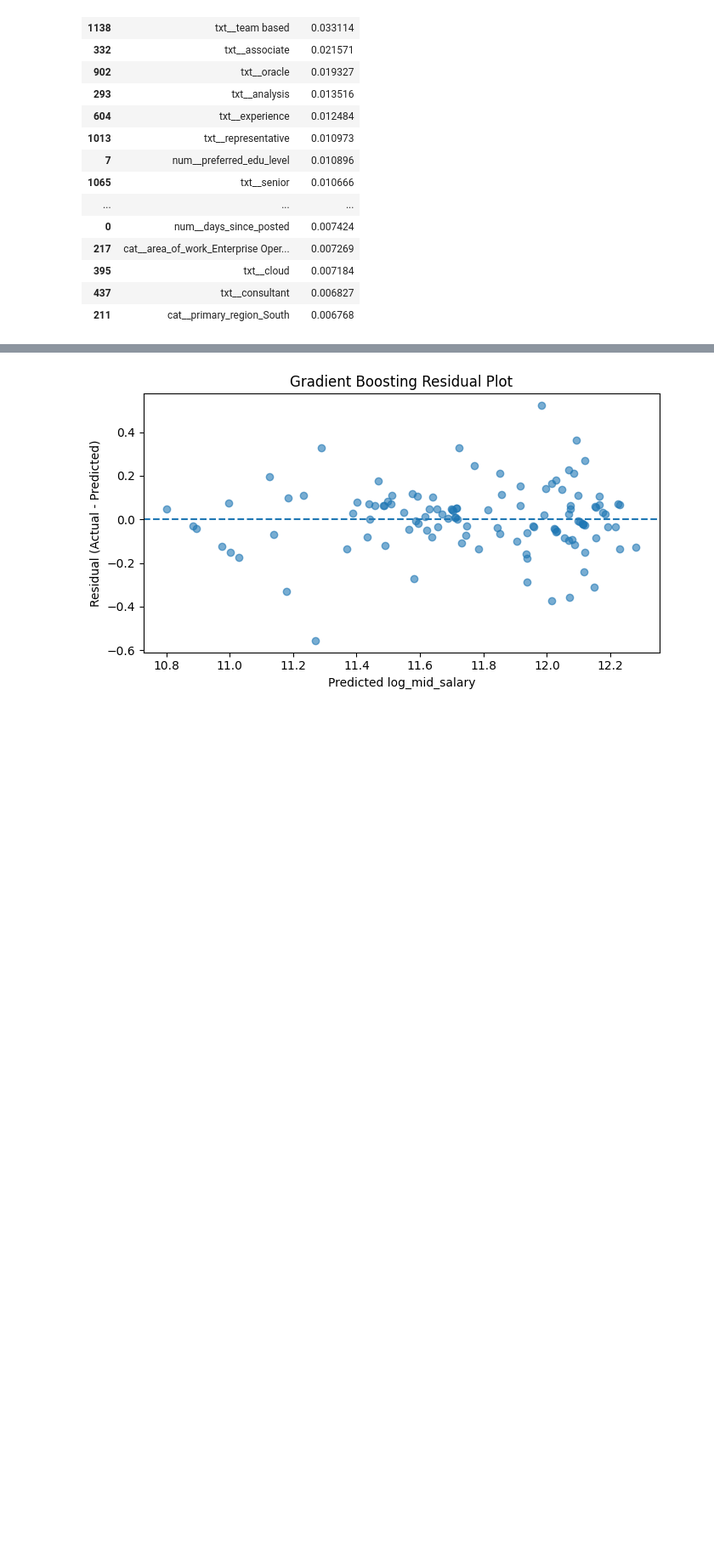
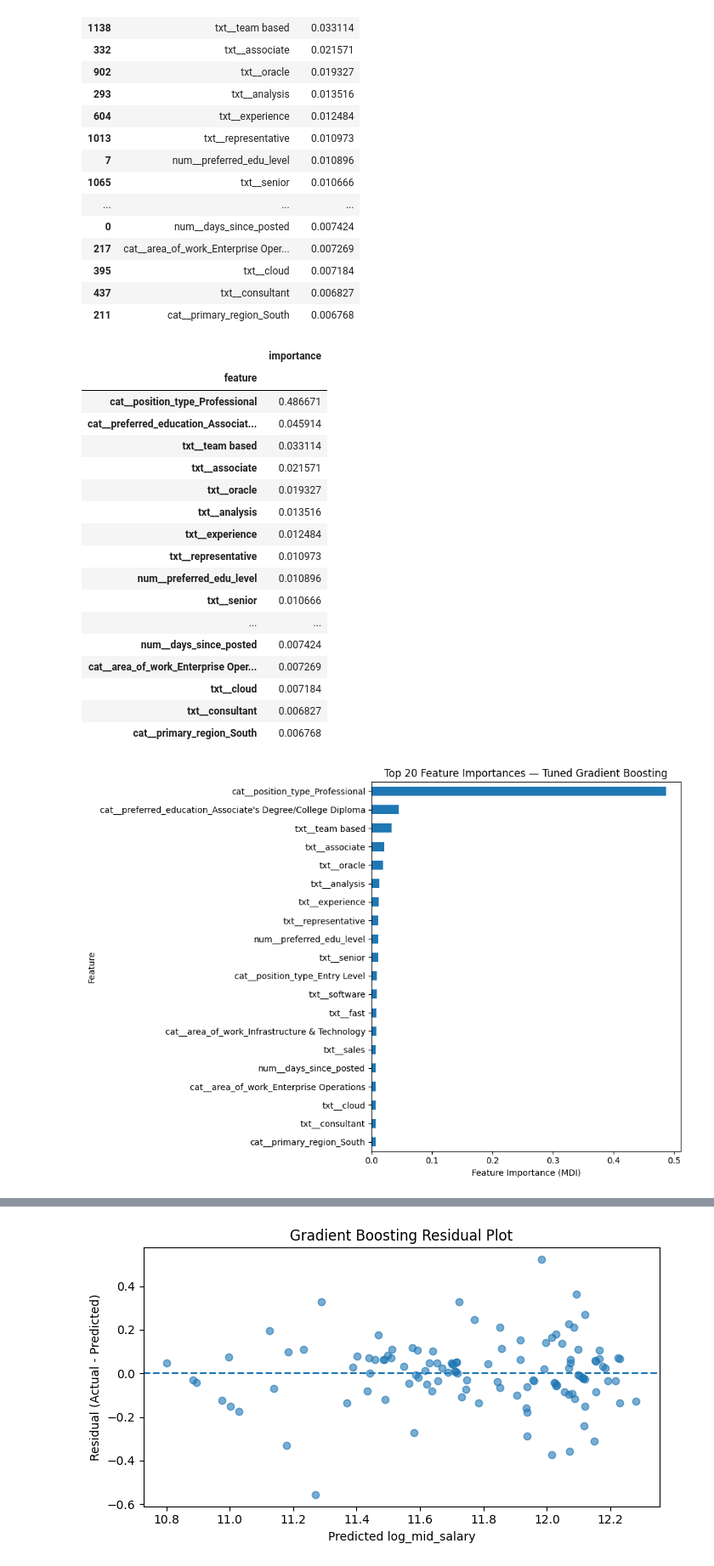
Before and after one commit to Trigger-chen/5243-project4, a Jupyter notebook: project_4_new.ipynb, the cells around one changed output, grey strips where cells are left out. Shown at 85% size. Drawn from its saved outputs; the diff is of its cells as text; code cells hidden in the pictures; blank space fills up the shorter version.

```diff
--- a/project_4_new.ipynb
+++ b/project_4_new.ipynb
@@ -3824,6 +3881,38 @@ gb_importance_df.head(20)
 | 395 | txt__cloud | 0.007184 |
 | 437 | txt__consultant | 0.006827 |
 | 211 | cat__primary_region_South | 0.006768 |
+# %%
+gb_feat_imp = gb_importance_df.head(20).set_index("feature")["importance"]
+
+display(gb_feat_imp.to_frame(name="importance"))
+
+plt.figure(figsize=(10, 7))
+gb_feat_imp.sort_values().plot(kind="barh")
+plt.xlabel("Feature Importance (MDI)")
+plt.ylabel("Feature")
+plt.title("Top 20 Feature Importances — Tuned Gradient Boosting")
+plt.tight_layout()
+plt.show()
+# %% [output]
+|  | importance |
+| feature |  |
+| cat__position_type_Professional | 0.486671 |
+| cat__preferred_education_Associat... | 0.045914 |
+| txt__team based | 0.033114 |
+| txt__associate | 0.021571 |
+| txt__oracle | 0.019327 |
+| txt__analysis | 0.013516 |
+| txt__experience | 0.012484 |
+| txt__representative | 0.010973 |
+| num__preferred_edu_level | 0.010896 |
+| txt__senior | 0.010666 |
+| ... | ... |
+| num__days_since_posted | 0.007424 |
+| cat__area_of_work_Enterprise Oper... | 0.007269 |
+| txt__cloud | 0.007184 |
+| txt__consultant | 0.006827 |
+| cat__primary_region_South | 0.006768 |
+[figure, added]
 # %%
 import matplotlib.pyplot as plt
 
```
Also changed, not shown: parts of 2 cells of this notebook, 12 other files.
